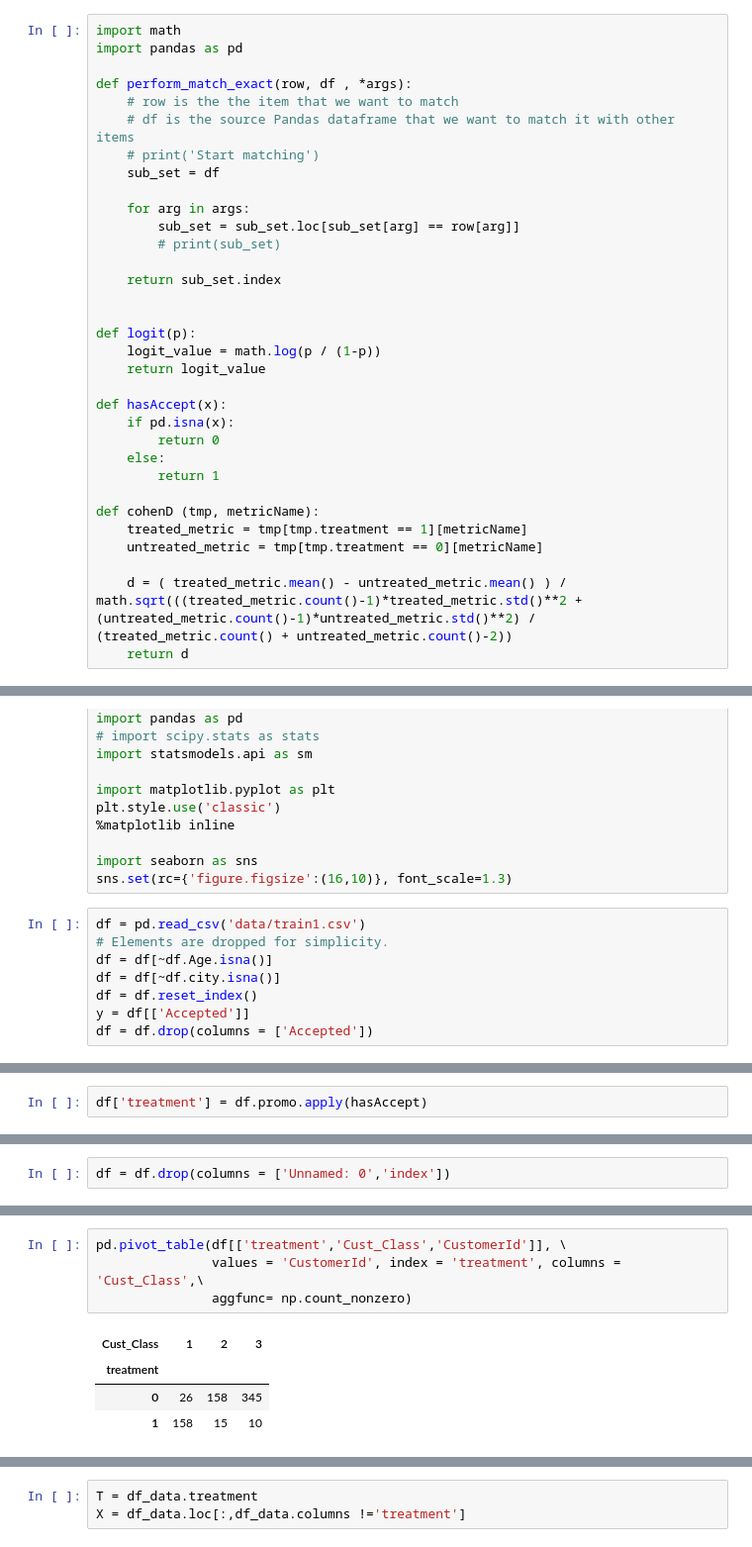
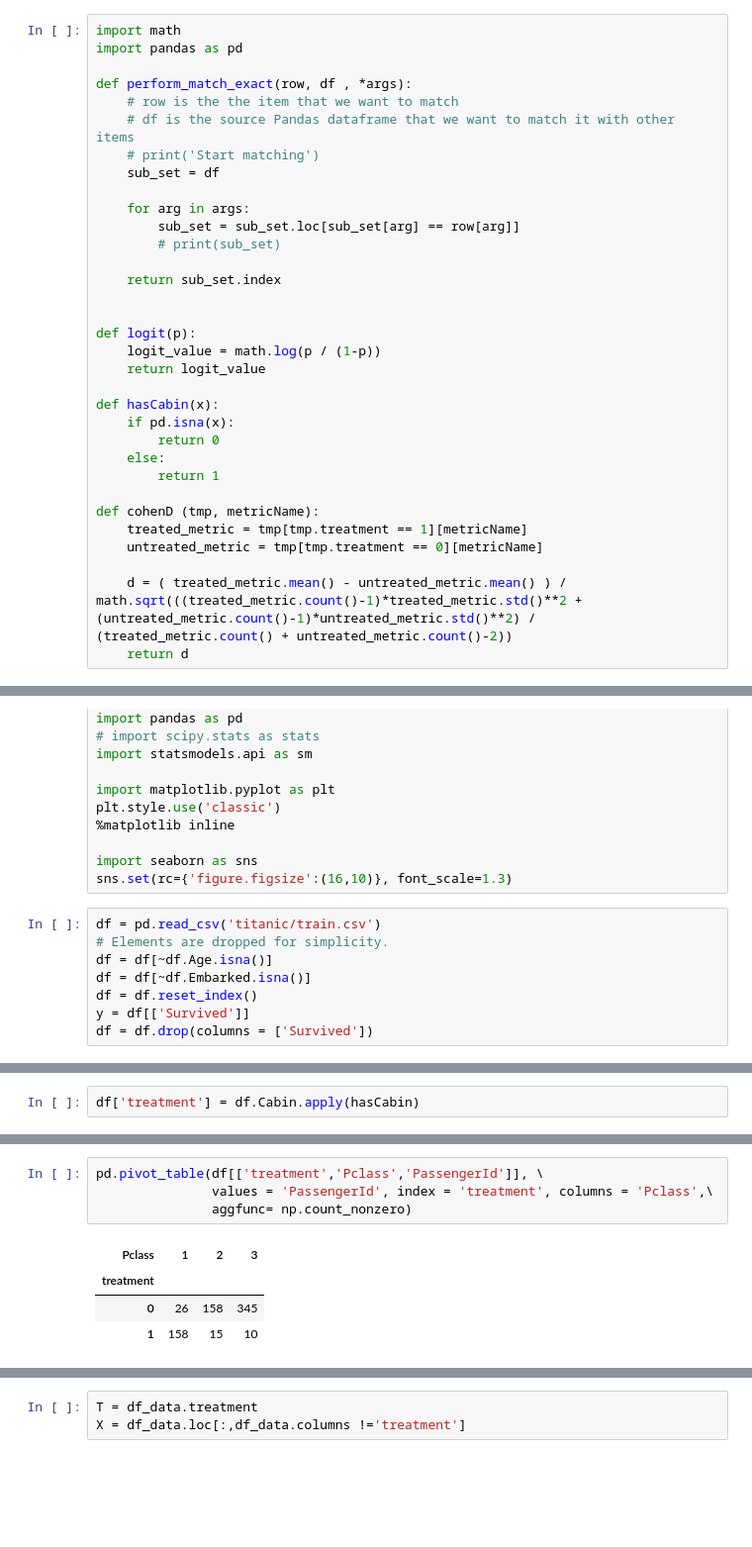
Before and after one commit to hidhiru/working-with-causal-inference, a Jupyter notebook: propensity_score_matching_PSM.ipynb, the cells around one changed output, grey strips where cells are left out. Shown at 99% size. Saved outputs shown, nothing was run; the diff lists cells and outputs as text; blank space fills up the shorter version.

```diff
--- a/propensity_score_matching_PSM.ipynb
+++ b/propensity_score_matching_PSM.ipynb
@@ -55,7 +60,7 @@ def logit(p):
     logit_value = math.log(p / (1-p))
     return logit_value
 
-def hasAccept(x):
+def hasCabin(x):
     if pd.isna(x):
         return 0
     else:
@@ -93,11 +98,11 @@ plt.style.use('classic')
 import seaborn as sns
 sns.set(rc={'figure.figsize':(16,10)}, font_scale=1.3)
 # %%
-df = pd.read_csv('data/train1.csv')
+df = pd.read_csv('titanic/train.csv')
 # Elements are dropped for simplicity.
 df = df[~df.Age.isna()]
-df = df[~df.city.isna()]
+df = df[~df.Embarked.isna()]
 df = df.reset_index()
-y = df[['Accepted']]
-df = df.drop(columns = ['Accepted'])
+y = df[['Survived']]
+df = df.drop(columns = ['Survived'])
 # %% [markdown]
@@ -105,3 +110,3 @@ Create an artificial treatment effect. It is based on the condition that a custo
 # %%
-df['treatment'] = df.promo.apply(hasAccept)
+df['treatment'] = df.Cabin.apply(hasCabin)
 # %% [markdown]
@@ -120,2 +124,0 @@ df.head(5)
-# %%
-df = df.drop(columns = ['Unnamed: 0','index'])
@@ -137,9 +125,9 @@ Index(['CustomerId', 'Cust_Class', 'Name', 'Sex', 'Age', 'Usage_rank', 'Parch',
 # %%
-pd.pivot_table(df[['treatment','Cust_Class','CustomerId']], \
-               values = 'CustomerId', index = 'treatment', columns = 'Cust_Class',\
+pd.pivot_table(df[['treatment','Pclass','PassengerId']], \
+               values = 'PassengerId', index = 'treatment', columns = 'Pclass',\
                aggfunc= np.count_nonzero)
 # %% [output]
-| Cust_Class | 1 | 2 | 3 |
+| Pclass | 1 | 2 | 3 |
 | treatment |  |  |  |
 | 0 | 26 | 158 | 345 |
 | 1 | 158 | 15 | 10 |
```
Also changed, not shown: parts of 34 cells of this notebook.
